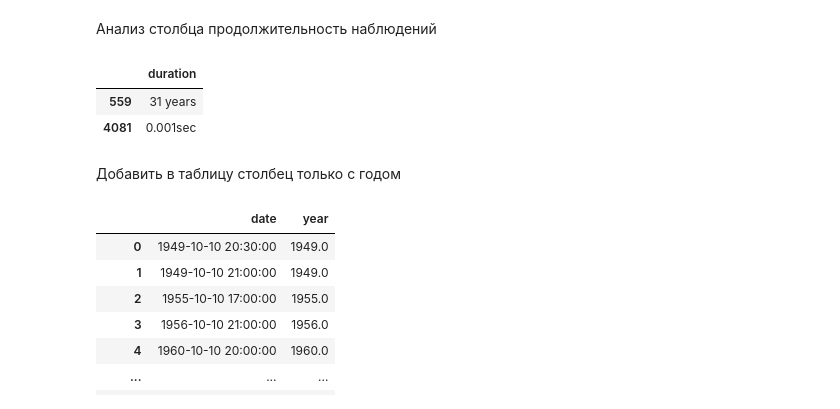
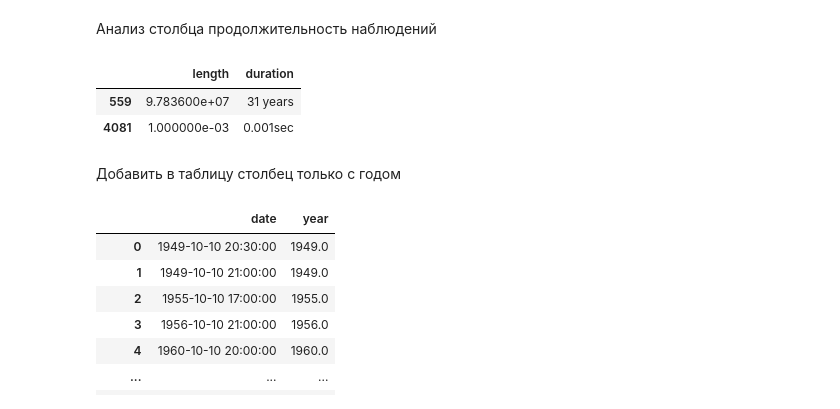
Before and after one commit to MikeKondr99/NTDPS, a Jupyter notebook: src/labs/lab1/ufo_data.ipynb, the cells around one changed output. Cells and saved outputs as stored; diff of their text form; code cells hidden in the pictures.

```diff
--- a/src/labs/lab1/ufo_data.ipynb
+++ b/src/labs/lab1/ufo_data.ipynb
@@ -57,23 +57,24 @@ display(df.head(10))
 # %% [markdown]
 Анализ столбца продолжительность наблюдений
 # %%
+
 column = df['length']
 min = column.min()
 max = column.max()
 mean = column.mean()
+temp = df.loc[(df['length'] == max) | (df['length'] == min),'length' : 'duration']
 
-temp = df.loc[(df['length'] == max) | (df['length'] == min) | (df['length'] == mean),"duration"]
-display(pd.DataFrame(temp).head())
-#column = df['length']
-#min = column.min()
-#max = column.max()
-#mean = column.mean()
-#temp = pd.DataFrame([("Минимум",min),("Максимум",max),('Среднее',mean)], columns = ['Метрика','Значение'])
+display(pd.DataFrame(temp.head()))
+
+
+#x=pd.DataFrame(df.loc[df['length'] == min,"duration"])
+#y=pd.DataFrame(df.loc[df['length'] == max,"duration"])
+#temp = pd.DataFrame([("Минимум",min,x),("Максимум",max,y),('Среднее',mean,mean)], columns = ['Метрика','Значение','Duration'])
 #display(temp.head(3))
 # %% [output]
-|  | duration |
-| 559 | 31 years |
-| 4081 | 0.001sec |
+|  | length | duration |
+| 559 | 9.783600e+07 | 31 years |
+| 4081 | 1.000000e-03 | 0.001sec |
 # %% [markdown]
 Добавить в таблицу столбец только с годом
 # %%
```
